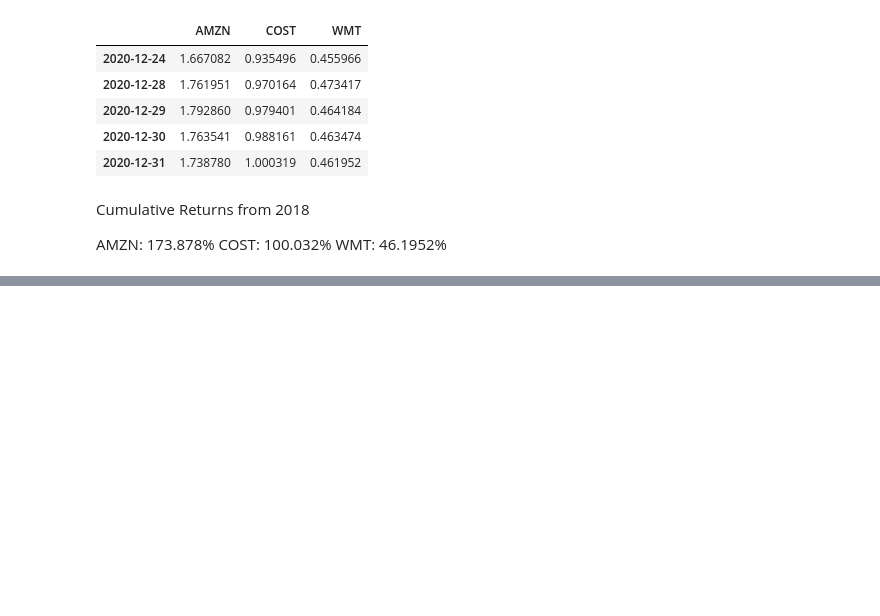
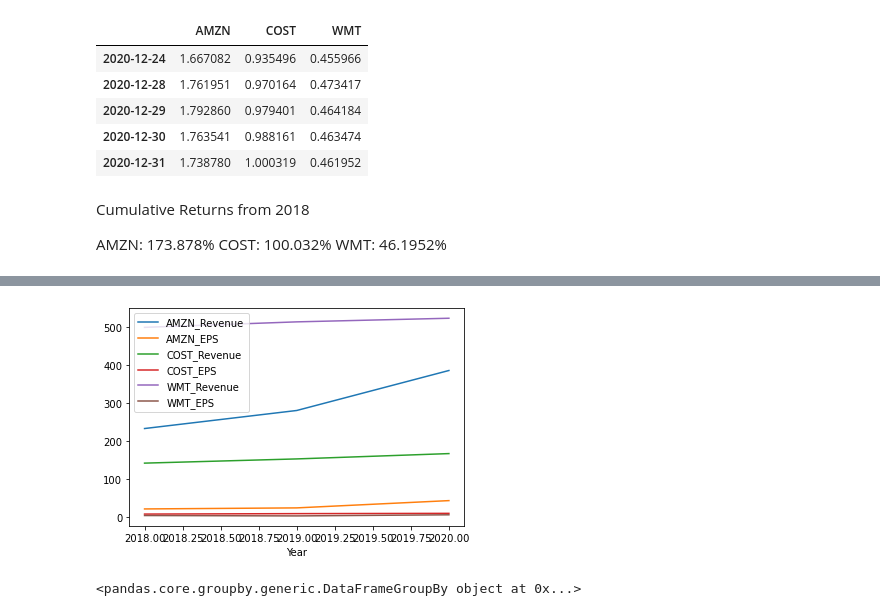
Before and after one commit to joebarry1252/Newly_Minted, a Jupyter notebook: notebooks/Joseph Barry Notebook/cumreturns_analysis.ipynb, the cells around one changed output, grey strips where cells are left out. Cells and saved outputs as stored; diff of their text form; code cells hidden in the pictures; blank space fills up the shorter version.

```diff
--- a/notebooks/Joseph Barry Notebook/cumreturns_analysis.ipynb
+++ b/notebooks/Joseph Barry Notebook/cumreturns_analysis.ipynb
@@ -98,0 +366,10 @@ WMT: 46.1952%
+# %%
+amzn_earnings_changes = {
+    'Year': [2018, 2019, 2020],
+    'AMZN_Revenue': [232.89, 280.52, 386.06],
+    'AMZN_EPS': [20.68, 23.46, 42.66]
+}
+
+amzn_earnings_df = pd.DataFrame(amzn_earnings_changes)
+amzn_earnings_df.set_index('Year', inplace=True)
+amzn_earnings_df
@@ -98,0 +389,10 @@ WMT: 46.1952%
+# %%
+cost_earnings_changes = {
+    'Year': [2018, 2019, 2020],
+    'COST_Revenue': [141.58, 152.70, 166.76],
+    'COST_EPS': [7.15, 8.32, 9.05]
+}
+
+cost_earnings_df = pd.DataFrame(cost_earnings_changes)
+cost_earnings_df.set_index('Year', inplace=True)
+cost_earnings_df
@@ -98,0 +405,10 @@ WMT: 46.1952%
+# %%
+wmt_earnings_changes = {
+    'Year': [2018, 2019, 2020],
+    'WMT_Revenue': [499.91, 514.41, 523.96],
+    'WMT_EPS': [3.29, 2.28, 5.22]
+}
+
+wmt_earnings_df = pd.DataFrame(wmt_earnings_changes)
+wmt_earnings_df.set_index('Year', inplace=True)
+wmt_earnings_df
@@ -98,0 +421,3 @@ WMT: 46.1952%
+# %%
+all_earnings_df= pd.concat([amzn_earnings_df, cost_earnings_df, wmt_earnings_df])
+all_earnings_df
@@ -98,0 +436,8 @@ WMT: 46.1952%
+# %%
+earnings_line = all_earnings_df.plot.line()
+# %% [output]
+[figure, added]
+# %%
+all_earnings_df.groupby('Year')
+# %% [output]
+<pandas.core.groupby.generic.DataFrameGroupBy object at 0x...>
```
Also changed, not shown: parts of 54 cells of this notebook.
